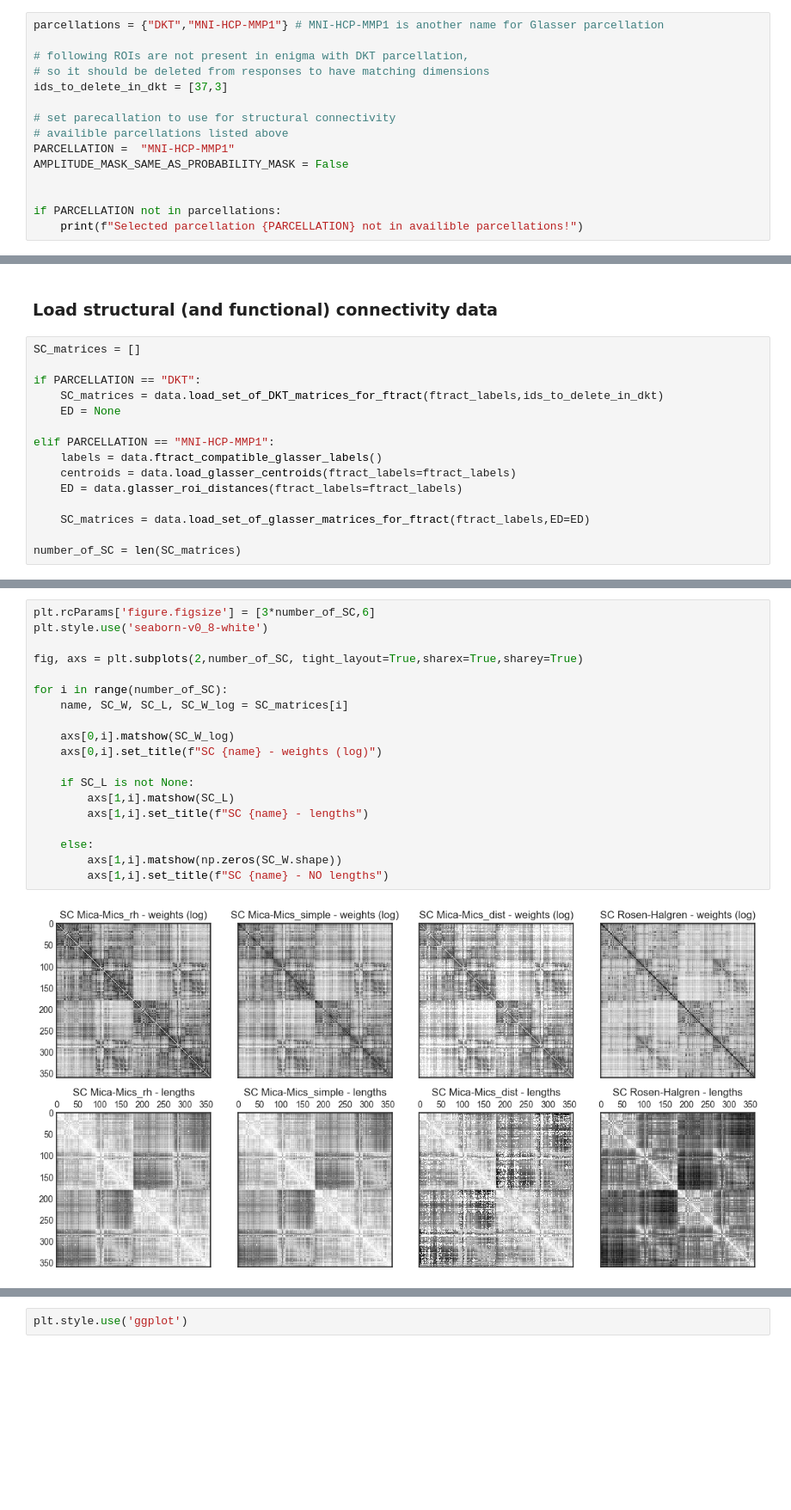
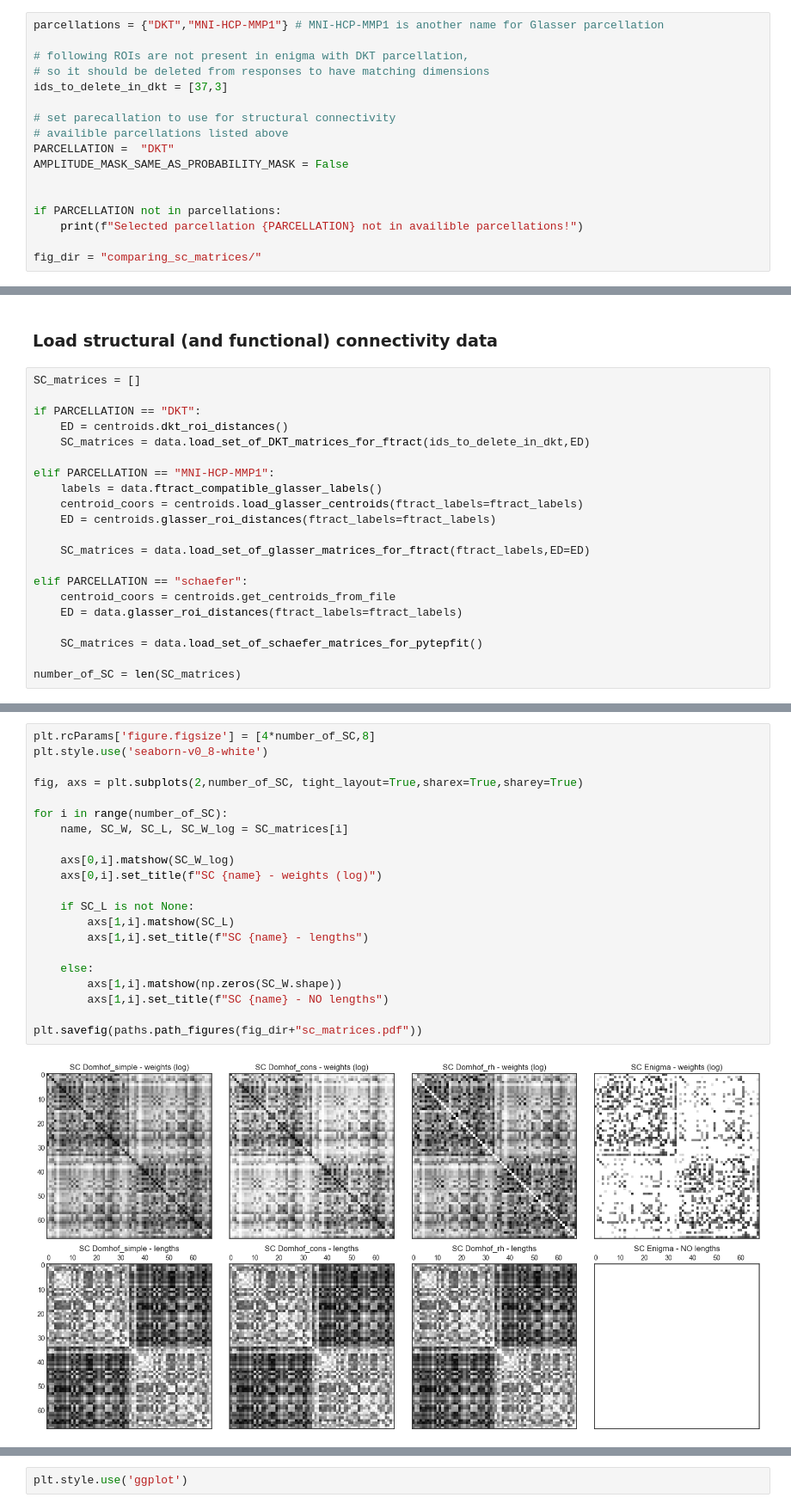
Before and after one commit to Katterrina/fimuni_thesis, a Jupyter notebook: notebooks/f-tract/01_SC_compare.ipynb, the cells around one changed output, grey strips where cells are left out. Shown at 86% size. Cells and saved outputs as stored; diff of their text form; blank space fills up the shorter version.

```diff
--- a/notebooks/f-tract/01_SC_compare.ipynb
+++ b/notebooks/f-tract/01_SC_compare.ipynb
@@ -28,12 +28,14 @@ ids_to_delete_in_dkt = [37,3]
 
 # set parecallation to use for structural connectivity
 # availible parcellations listed above
-PARCELLATION =  "MNI-HCP-MMP1"
+PARCELLATION =  "DKT"
 AMPLITUDE_MASK_SAME_AS_PROBABILITY_MASK = False
 
 
 if PARCELLATION not in parcellations:
     print(f"Selected parcellation {PARCELLATION} not in availible parcellations!")
+
+fig_dir = "comparing_sc_matrices/"
 # %% [markdown]
 ## Load data
 # %% [markdown]
@@ -47,14 +49,20 @@ ftract_labels = data.load_ftract_labels(PARCELLATION)
 SC_matrices = []
 
 if PARCELLATION == "DKT":
-    SC_matrices = data.load_set_of_DKT_matrices_for_ftract(ftract_labels,ids_to_delete_in_dkt)
-    ED = None
+    ED = centroids.dkt_roi_distances()
+    SC_matrices = data.load_set_of_DKT_matrices_for_ftract(ids_to_delete_in_dkt,ED)
 
 elif PARCELLATION == "MNI-HCP-MMP1":
     labels = data.ftract_compatible_glasser_labels()
-    centroids = data.load_glasser_centroids(ftract_labels=ftract_labels)
-    ED = data.glasser_roi_distances(ftract_labels=ftract_labels)
+    centroid_coors = centroids.load_glasser_centroids(ftract_labels=ftract_labels)
+    ED = centroids.glasser_roi_distances(ftract_labels=ftract_labels)
 
     SC_matrices = data.load_set_of_glasser_matrices_for_ftract(ftract_labels,ED=ED)
 
+elif PARCELLATION == "schaefer":
+    centroid_coors = centroids.get_centroids_from_file
+    ED = data.glasser_roi_distances(ftract_labels=ftract_labels)
+
+    SC_matrices = data.load_set_of_schaefer_matrices_for_pytepfit()
+
 number_of_SC = len(SC_matrices)
@@ -61,21 +71,23 @@ number_of_SC = len(SC_matrices)
 # %%
-plt.rcParams['figure.figsize'] = [3*number_of_SC,6]
+plt.rcParams['figure.figsize'] = [4*number_of_SC,8]
 plt.style.use('seaborn-v0_8-white')
 
 fig, axs = plt.subplots(2,number_of_SC, tight_layout=True,sharex=True,sharey=True)
 
 for i in range(number_of_SC):
     name, SC_W, SC_L, SC_W_log = SC_matrices[i]
 
     axs[0,i].matshow(SC_W_log)
     axs[0,i].set_title(f"SC {name} - weights (log)")
 
     if SC_L is not None:
         axs[1,i].matshow(SC_L)
         axs[1,i].set_title(f"SC {name} - lengths")
 
     else:
         axs[1,i].matshow(np.zeros(SC_W.shape))
         axs[1,i].set_title(f"SC {name} - NO lengths")
+
+plt.savefig(paths.path_figures(fig_dir+"sc_matrices.pdf"))
 # %% [output]
-[figure, old version]
+[figure, new version]
```
Also changed, not shown: parts of 16 cells of this notebook, 23 other files.
